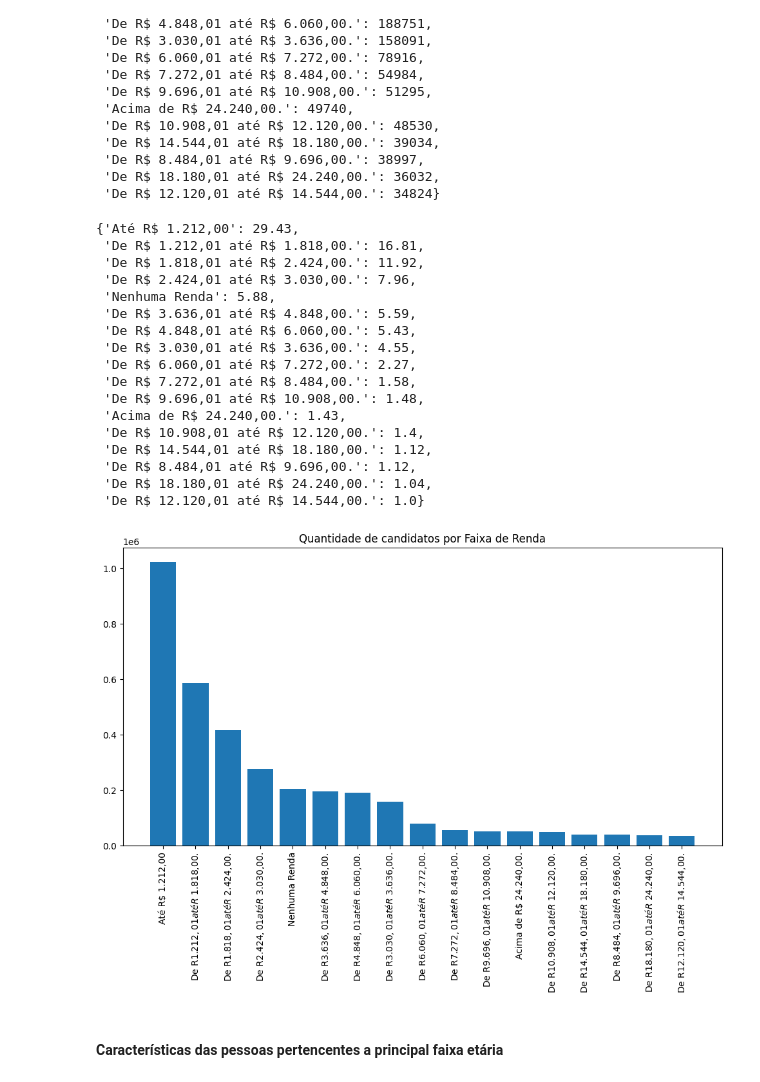
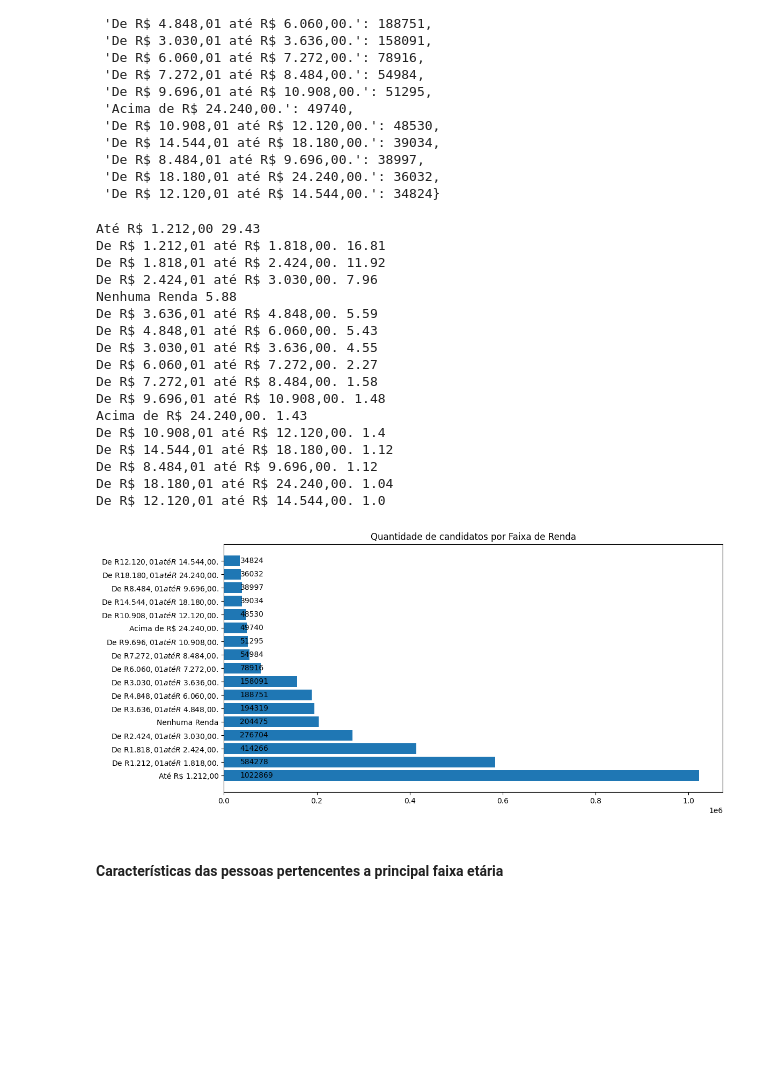
Before and after one commit to doramota/Analise-Exploratoria-Enem2022, a Jupyter notebook: avaliacao1_doralice.ipynb, the cells around one changed output. Drawn from its saved outputs; the diff is of its cells as text; code cells hidden in the pictures; blank space fills up the shorter version.

```diff
--- a/avaliacao1_doralice.ipynb
+++ b/avaliacao1_doralice.ipynb
@@ -530,33 +552,38 @@ for k, v in qtd_faixas_renda.items():
     percentual = v / len(dados)
     qtd_faixas_renda_perc[k] = round(percentual*100, 2)
 
-qtd_faixas_renda_perc
+for k, v in qtd_faixas_renda_perc.items():
+    print(k, v)
 # %% [output]
-{'Até R$ 1.212,00': 29.43,
- 'De R$ 1.212,01 até R$ 1.818,00.': 16.81,
- 'De R$ 1.818,01 até R$ 2.424,00.': 11.92,
- 'De R$ 2.424,01 até R$ 3.030,00.': 7.96,
- 'Nenhuma Renda': 5.88,
- 'De R$ 3.636,01 até R$ 4.848,00.': 5.59,
- 'De R$ 4.848,01 até R$ 6.060,00.': 5.43,
- 'De R$ 3.030,01 até R$ 3.636,00.': 4.55,
- 'De R$ 6.060,01 até R$ 7.272,00.': 2.27,
- 'De R$ 7.272,01 até R$ 8.484,00.': 1.58,
- 'De R$ 9.696,01 até R$ 10.908,00.': 1.48,
- 'Acima de R$ 24.240,00.': 1.43,
- 'De R$ 10.908,01 até R$ 12.120,00.': 1.4,
- 'De R$ 14.544,01 até R$ 18.180,00.': 1.12,
- 'De R$ 8.484,01 até R$ 9.696,00.': 1.12,
- 'De R$ 18.180,01 até R$ 24.240,00.': 1.04,
- 'De R$ 12.120,01 até R$ 14.544,00.': 1.0}
+Até R$ 1.212,00 29.43
+De R$ 1.212,01 até R$ 1.818,00. 16.81
+De R$ 1.818,01 até R$ 2.424,00. 11.92
+De R$ 2.424,01 até R$ 3.030,00. 7.96
+Nenhuma Renda 5.88
+De R$ 3.636,01 até R$ 4.848,00. 5.59
+De R$ 4.848,01 até R$ 6.060,00. 5.43
+De R$ 3.030,01 até R$ 3.636,00. 4.55
+De R$ 6.060,01 até R$ 7.272,00. 2.27
+De R$ 7.272,01 até R$ 8.484,00. 1.58
+De R$ 9.696,01 até R$ 10.908,00. 1.48
+Acima de R$ 24.240,00. 1.43
+De R$ 10.908,01 até R$ 12.120,00. 1.4
+De R$ 14.544,01 até R$ 18.180,00. 1.12
+De R$ 8.484,01 até R$ 9.696,00. 1.12
+De R$ 18.180,01 até R$ 24.240,00. 1.04
+De R$ 12.120,01 até R$ 14.544,00. 1.0
 # %%
 plt.figure(figsize=(12, 6))
-plt.bar(qtd_faixas_renda.keys(), qtd_faixas_renda.values())
+# plt.bar(qtd_faixas_renda.keys(), qtd_faixas_renda.values())
+plt.barh(list(qtd_faixas_renda.keys()), qtd_faixas_renda.values())
 plt.title('Quantidade de candidatos por Faixa de Renda', loc='center')
-plt.xticks(rotation=90)
+plt.yticks(list(qtd_faixas_renda.keys()))
+
+for key, value in qtd_faixas_renda.items():
+    plt.text(bar.get_width(), key, str(value), ha='left', va='center', fontsize=10)
 plt.show()
 # %% [output]
-[figure, old version]
+[figure, new version]
 # %% [markdown]
 #### Características das pessoas pertencentes a principal faixa etária
 # %% [markdown]
```
Also changed, not shown: parts of 6 cells of this notebook.
